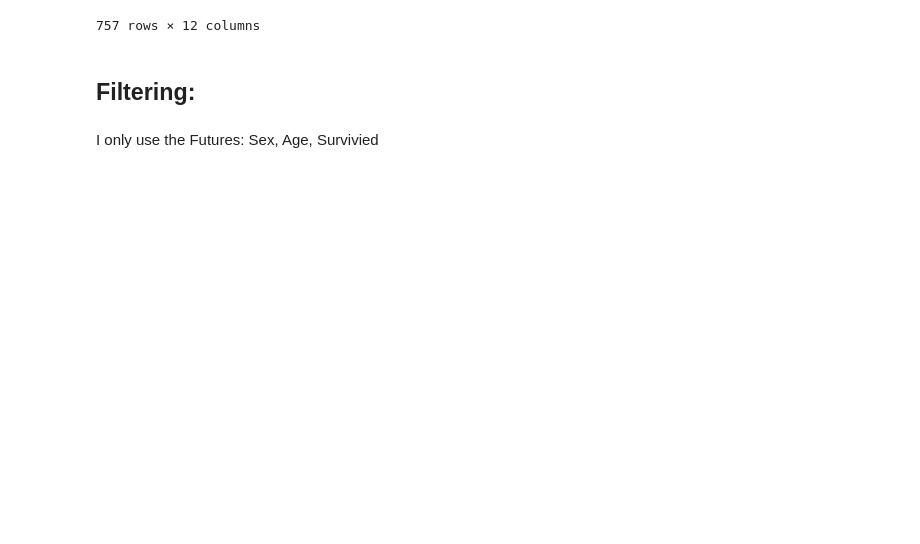
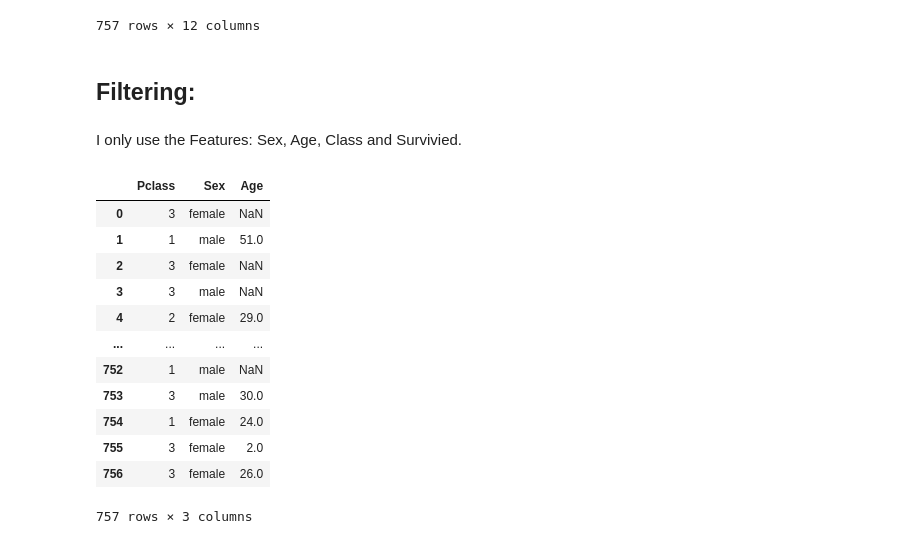
Before and after one commit to dhbw-ma-ppp/ppp-2023, a Jupyter notebook: Exercises/Corvin Ansorge/Corvin_Ansorge_Exercise_09.ipynb, the cells around one changed output. Drawn from its saved outputs; the diff is of its cells as text; code cells hidden in the pictures; blank space fills up the shorter version.

```diff
--- a/Exercises/Corvin Ansorge/Corvin_Ansorge_Exercise_09.ipynb
+++ b/Exercises/Corvin Ansorge/Corvin_Ansorge_Exercise_09.ipynb
@@ -28,4 +28,22 @@ traindata
 # %% [markdown]
 ## Filtering:
 # %% [markdown]
-I only use the Futures: Sex, Age, Survivied
+I only use the Features: Sex, Age, Class and Survivied.
+# %%
+x_factor = traindata[["Pclass","Sex","Age"]]
+y_survivied = traindata[["Survived"]]
+x_factor
+# %% [output]
+|  | Pclass | Sex | Age |
+| 0 | 3 | female | NaN |
+| 1 | 1 | male | 51.0 |
+| 2 | 3 | female | NaN |
+| 3 | 3 | male | NaN |
+| 4 | 2 | female | 29.0 |
+| ... | ... | ... | ... |
+| 752 | 1 | male | NaN |
+| 753 | 3 | male | 30.0 |
+| 754 | 1 | female | 24.0 |
+| 755 | 3 | female | 2.0 |
+| 756 | 3 | female | 26.0 |
+757 rows × 3 columns
```
Also changed, not shown: parts of 15 cells of this notebook.
